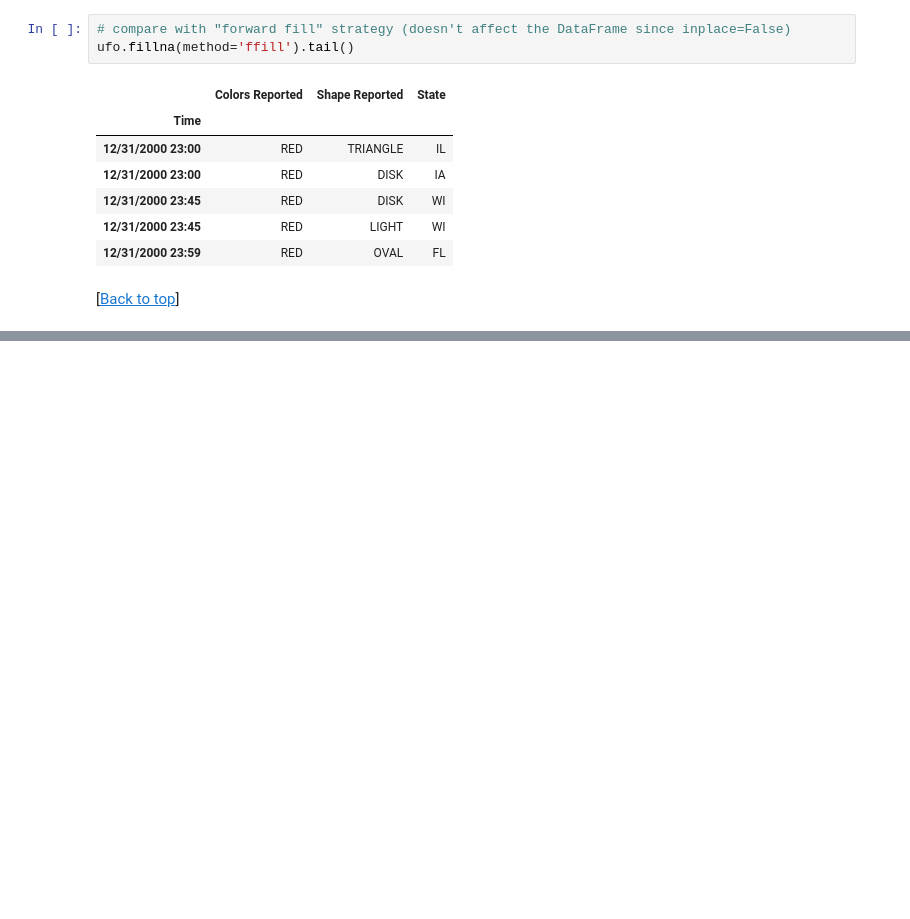
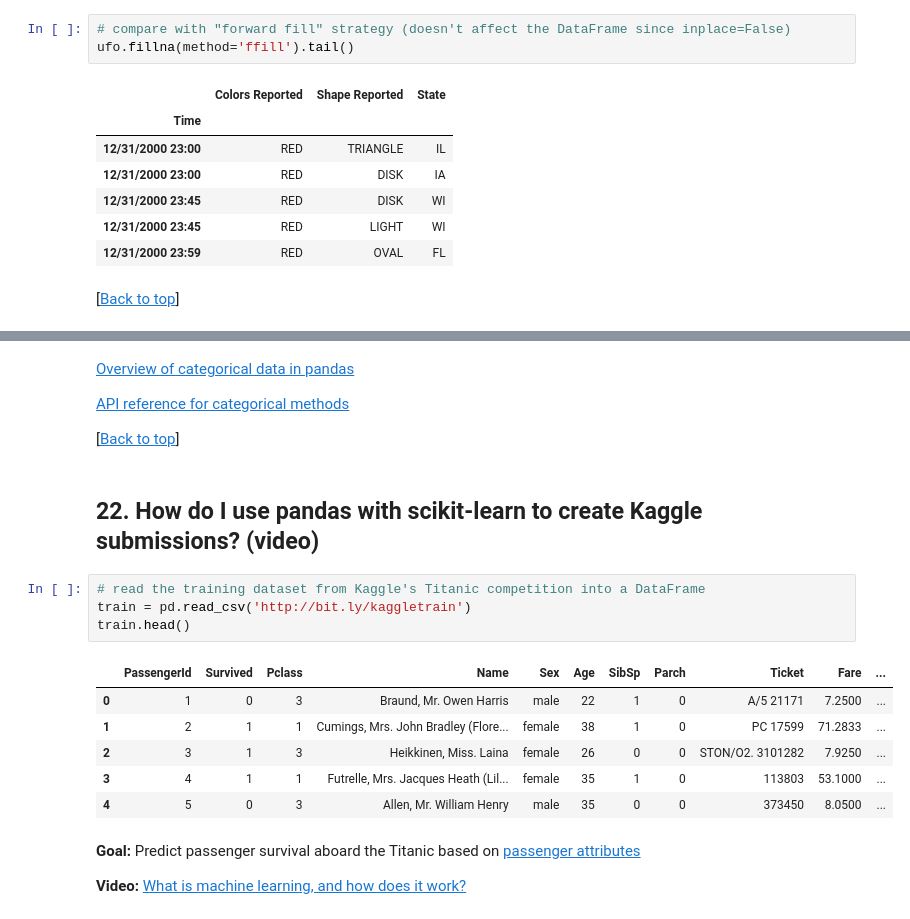
Before and after one commit to justmarkham/pandas-videos, a Jupyter notebook: pandas.ipynb, the cells around one changed output, grey strips where cells are left out. Drawn from its saved outputs; the diff is of its cells as text; blank space fills up the shorter version.

Commit message:
add code for videos 21 and 22

```diff
--- a/pandas.ipynb
+++ b/pandas.ipynb
@@ -2016,0 +2190,23 @@ ufo.fillna(method='ffill').tail()
+# %% [markdown]
+[Overview of categorical data in pandas](http://pandas.pydata.org/pandas-docs/stable/categorical.html)
+
+[API reference for categorical methods](http://pandas.pydata.org/pandas-docs/stable/api.html#categorical)
+
+[<a href="#Python-pandas-Q&A-video-series-by-Data-School">Back to top</a>]
+# %% [markdown]
+## 22. How do I use pandas with scikit-learn to create Kaggle submissions? (video)
+# %%
+# read the training dataset from Kaggle's Titanic competition into a DataFrame
+train = pd.read_csv('http://bit.ly/kaggletrain')
+train.head()
+# %% [output]
+|  | PassengerId | Survived | Pclass | Name | Sex | Age | SibSp | Parch | Ticket | Fare | ... |
+| 0 | 1 | 0 | 3 | Braund, Mr. Owen Harris | male | 22 | 1 | 0 | A/5 21171 | 7.2500 | ... |
+| 1 | 2 | 1 | 1 | Cumings, Mrs. John Bradley (Flore... | female | 38 | 1 | 0 | PC 17599 | 71.2833 | ... |
+| 2 | 3 | 1 | 3 | Heikkinen, Miss. Laina | female | 26 | 0 | 0 | STON/O2. 3101282 | 7.9250 | ... |
+| 3 | 4 | 1 | 1 | Futrelle, Mrs. Jacques Heath (Lil... | female | 35 | 1 | 0 | 113803 | 53.1000 | ... |
+| 4 | 5 | 0 | 3 | Allen, Mr. William Henry | male | 35 | 0 | 0 | 373450 | 8.0500 | ... |
+# %% [markdown]
+**Goal:** Predict passenger survival aboard the Titanic based on [passenger attributes](https://www.kaggle.com/c/titanic/data)
+
+**Video:** [What is machine learning, and how does it work?](https://www.youtube.com/watch?v=elojMnjn4kk&list=PL5-da3qGB5ICeMbQuqbbCOQWcS6OYBr5A&index=1)
```
Also changed, not shown: parts of 35 cells of this notebook, 1 other file.
